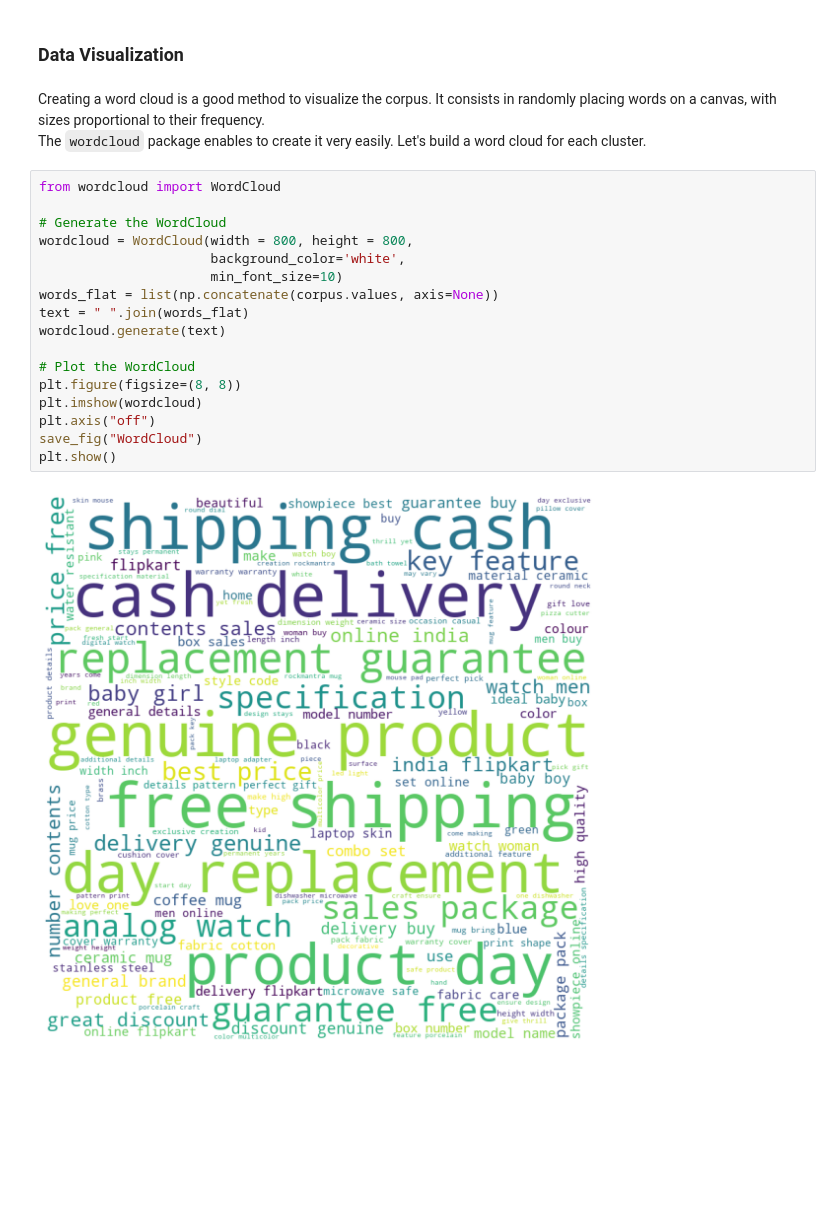
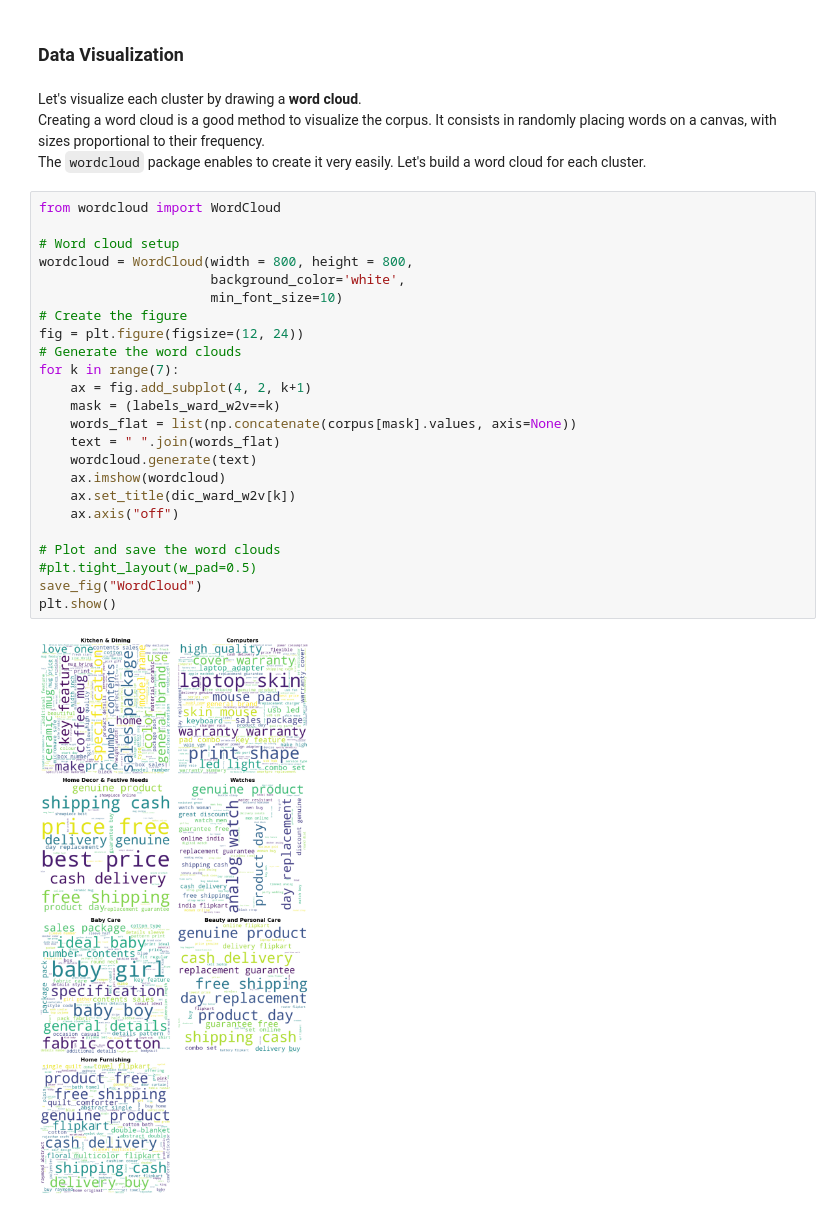
Before and after one commit to Pierre-Eloi/OC_DS_Project6, a Jupyter notebook: automatic_classification.ipynb, the cells around one changed output. Cells and saved outputs as stored; diff of their text form; blank space fills up the shorter version.

Commit message:
Added Word clouds.

```diff
--- a/automatic_classification.ipynb
+++ b/automatic_classification.ipynb
@@ -771,24 +771,32 @@ precision: 0.7175583651702089
 # %% [markdown]
 ### Data Visualization
 # %% [markdown]
+Let's visualize each cluster by drawing a **word cloud**.
 Creating a word cloud is a good method to visualize the corpus. It consists in randomly placing words on a canvas, with sizes proportional to their frequency.
 The `wordcloud` package enables to create it very easily. Let's build a word cloud for each cluster.
 # %%
 from wordcloud import WordCloud
 
-# Generate the WordCloud
+# Word cloud setup
 wordcloud = WordCloud(width = 800, height = 800,
                       background_color='white',
                       min_font_size=10)
-words_flat = list(np.concatenate(corpus.values, axis=None))
-text = " ".join(words_flat)
-wordcloud.generate(text)
+# Create the figure
+fig = plt.figure(figsize=(12, 24))
+# Generate the word clouds
+for k in range(7):
+    ax = fig.add_subplot(4, 2, k+1)
+    mask = (labels_ward_w2v==k)
+    words_flat = list(np.concatenate(corpus[mask].values, axis=None))
+    text = " ".join(words_flat)
+    wordcloud.generate(text)
+    ax.imshow(wordcloud)
+    ax.set_title(dic_ward_w2v[k])
+    ax.axis("off")
 
-# Plot the WordCloud
-plt.figure(figsize=(8, 8))
-plt.imshow(wordcloud)
-plt.axis("off")
+# Plot and save the word clouds
+#plt.tight_layout(w_pad=0.5)
 save_fig("WordCloud")
 plt.show()
 # %% [output]
-[figure, old version]
+[figure, new version]
```
Also changed, not shown: parts of 4 cells of this notebook.
